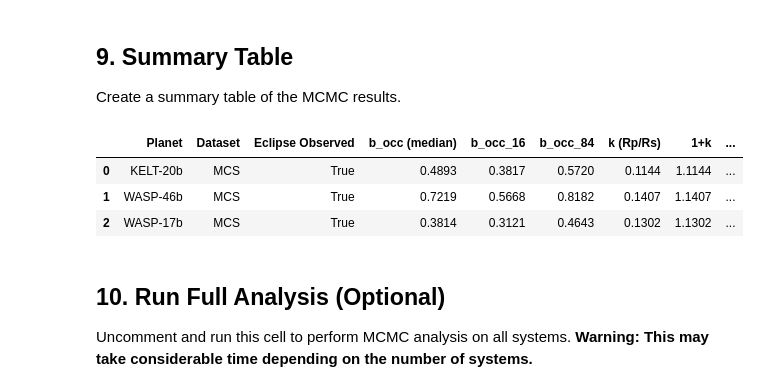
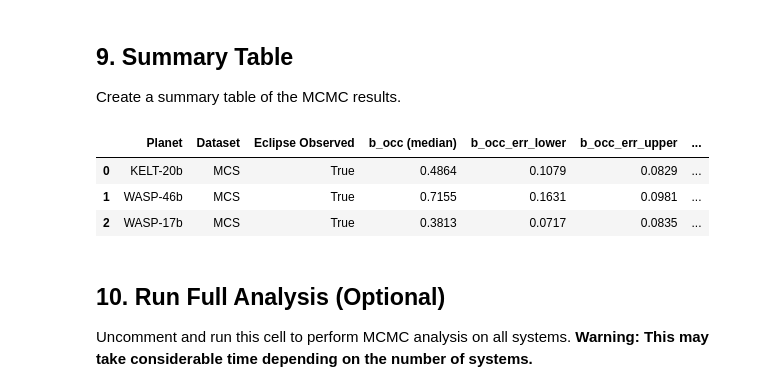
Before and after one commit to zoutongshen/Ariel-Target-Selection, a Jupyter notebook: analysis/notebooks/eclipse_impact_parameter_mcmc.ipynb, the cells around one changed output. Cells and saved outputs as stored; diff of their text form; code cells hidden in the pictures.

```diff
--- a/analysis/notebooks/eclipse_impact_parameter_mcmc.ipynb
+++ b/analysis/notebooks/eclipse_impact_parameter_mcmc.ipynb
@@ -897,0 +967,27 @@ if len(mcmc_results) > 0:
+# %%
+# Plot eclipse midtime (T_eclipse) distributions for all analyzed systems
+if len(mcmc_results) > 0:
+    fig, axes = plt.subplots(len(mcmc_results), 1, figsize=(10, 4*len(mcmc_results)))
+
+    if len(mcmc_results) == 1:
+        axes = [axes]
+
+    for i, result in enumerate(mcmc_results):
+        ax = axes[i]
+
+        # Histogram of t_eclipse
+        ax.hist(result['t_eclipse_samples'], bins=50, density=True, alpha=0.6, color='green')
+
+        # Mark median and percentiles
+        ax.axvline(result['t_eclipse_median'], color='red', linestyle='--', linewidth=2, label='Median')
+        ax.axvline(result['t_eclipse_median'] - result['t_eclipse_err_lower'], color='orange', linestyle=':', linewidth=2, label='16th percentile')
+        ax.axvline(result['t_eclipse_median'] + result['t_eclipse_err_upper'], color='orange', linestyle=':', linewidth=2, label='84th percentile')
+
+        ax.set_xlabel(r'$T_{\rm eclipse}$ [JD - 2450000]', fontsize=14)
+        ax.set_ylabel('Probability Density', fontsize=12)
+        ax.set_title(f"{result['name']} ({result['dataset']}): $T_{{\\rm eclipse}} = {result['t_eclipse_median']:.4f}^{{+{result['t_eclipse_err_upper']:.4f}}}_{{-{result['t_eclipse_err_lower']:.4f}}}$ days", fontsize=14)
+        ax.legend()
+        ax.grid(alpha=0.3)
+
+    plt.tight_layout()
+    plt.show()
@@ -902,28 +1000,31 @@ Create a summary table of the MCMC results.
 # %%
 # Create summary DataFrame
 if len(mcmc_results) > 0:
     summary_data = []
 
     for result in mcmc_results:
         summary_data.append({
             'Planet': result['name'],
             'Dataset': result['dataset'],
             'Eclipse Observed': result['eclipse_flag'],
             'b_occ (median)': f"{result['b_occ_median']:.4f}",
-            'b_occ_16': f"{result['b_occ_16']:.4f}",
-            'b_occ_84': f"{result['b_occ_84']:.4f}",
+            'b_occ_err_lower': f"{result['b_occ_err_lower']:.4f}",
+            'b_occ_err_upper': f"{result['b_occ_err_upper']:.4f}",
+            't_eclipse (median)': f"{result['t_eclipse_median']:.4f}",
+            't_eclipse_err_lower': f"{result['t_eclipse_err_lower']:.4f}",
+            't_eclipse_err_upper': f"{result['t_eclipse_err_upper']:.4f}",
             'k (Rp/Rs)': f"{result['k']:.4f}",
             '1+k': f"{1+result['k']:.4f}",
             'Acceptance Fraction': f"{result['acceptance_fraction']:.3f}"
         })
 
     summary_df = pd.DataFrame(summary_data)
     display(summary_df)
 # %% [output]
-|  | Planet | Dataset | Eclipse Observed | b_occ (median) | b_occ_16 | b_occ_84 | k (Rp/Rs) | 1+k | ... |
-| 0 | KELT-20b | MCS | True | 0.4893 | 0.3817 | 0.5720 | 0.1144 | 1.1144 | ... |
-| 1 | WASP-46b | MCS | True | 0.7219 | 0.5668 | 0.8182 | 0.1407 | 1.1407 | ... |
-| 2 | WASP-17b | MCS | True | 0.3814 | 0.3121 | 0.4643 | 0.1302 | 1.1302 | ... |
+|  | Planet | Dataset | Eclipse Observed | b_occ (median) | b_occ_err_lower | b_occ_err_upper | ... |
+| 0 | KELT-20b | MCS | True | 0.4864 | 0.1079 | 0.0829 | ... |
+| 1 | WASP-46b | MCS | True | 0.7155 | 0.1631 | 0.0981 | ... |
+| 2 | WASP-17b | MCS | True | 0.3813 | 0.0717 | 0.0835 | ... |
 # %% [markdown]
 ## 10. Run Full Analysis (Optional)
 
```
Also changed, not shown: parts of 12 cells of this notebook, 11 other files.
